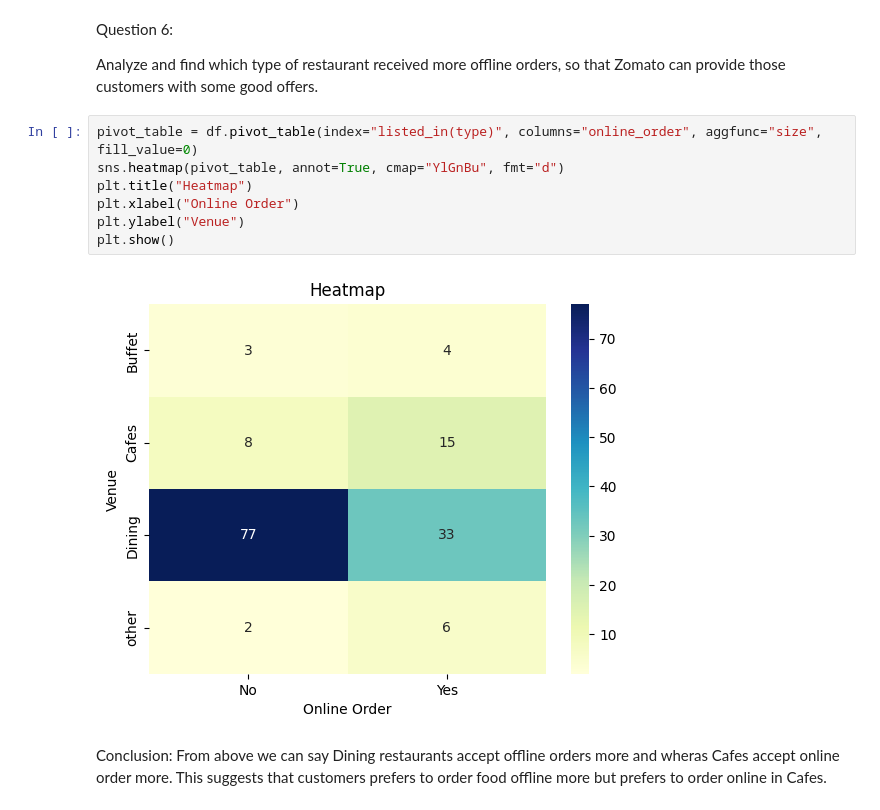
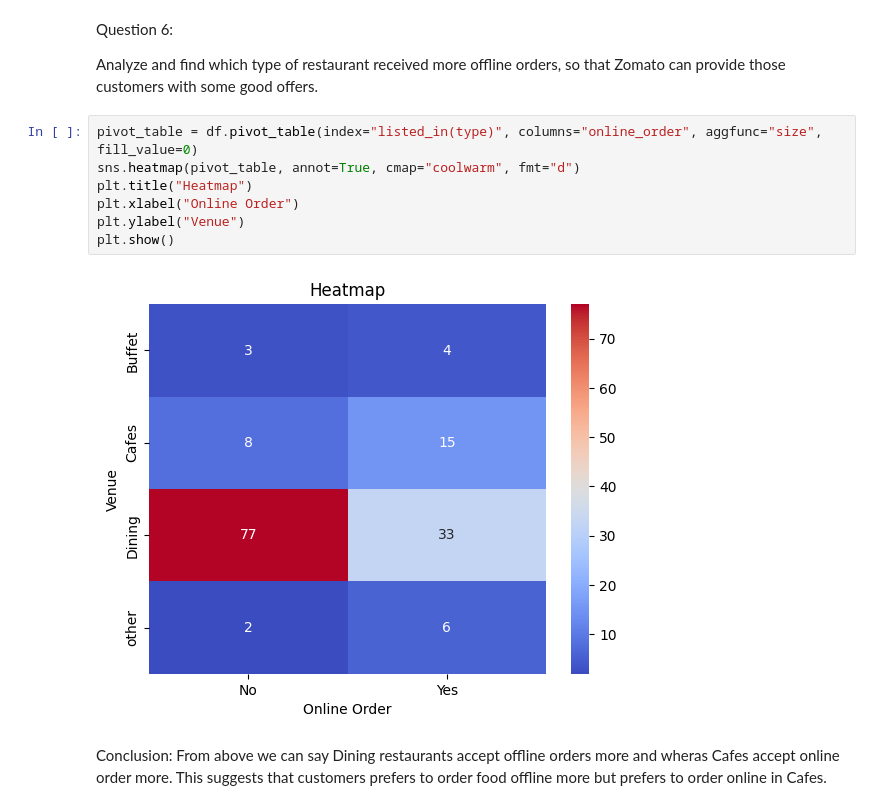
Before and after one commit to Vanshaj14Mohan/Zomata-Data-Analysis, a Jupyter notebook: Files/main.ipynb, the cells around one changed output. Saved outputs shown, nothing was run; the diff lists cells and outputs as text.

```diff
--- a/Files/main.ipynb
+++ b/Files/main.ipynb
@@ -171,12 +171,12 @@ Question 6:
 Analyze and find which type of restaurant received more offline orders, so that Zomato can provide those customers with some good offers.
 # %%
 pivot_table = df.pivot_table(index="listed_in(type)", columns="online_order", aggfunc="size", fill_value=0)
-sns.heatmap(pivot_table, annot=True, cmap="YlGnBu", fmt="d")
+sns.heatmap(pivot_table, annot=True, cmap="coolwarm", fmt="d")
 plt.title("Heatmap")
 plt.xlabel("Online Order")
 plt.ylabel("Venue")
 plt.show()
 # %% [output]
-[figure, old version]
+[figure, new version]
 # %% [markdown]
 Conclusion: From above we can say Dining restaurants accept offline orders more and wheras Cafes accept online order more. This suggests that customers prefers to order food offline more but prefers to order online in Cafes.
```
